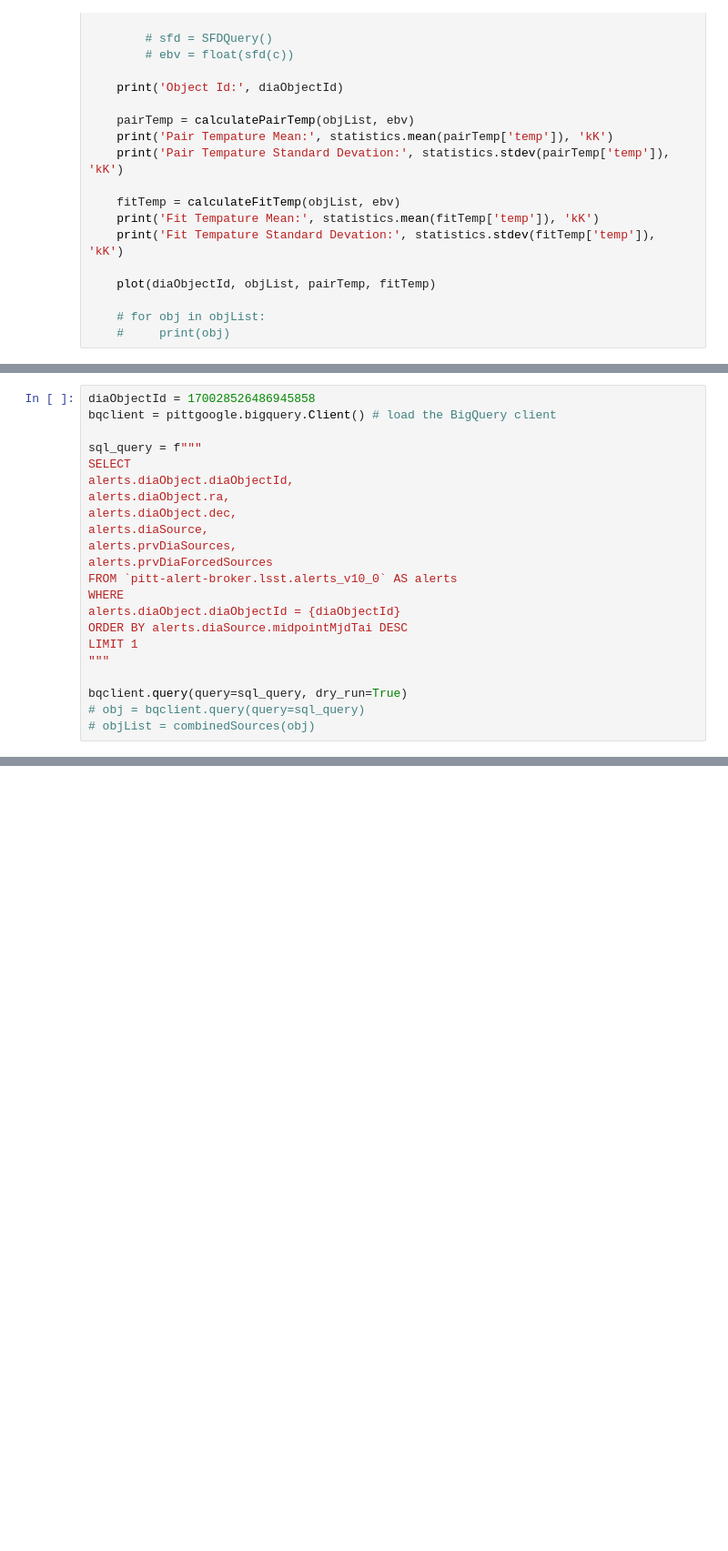
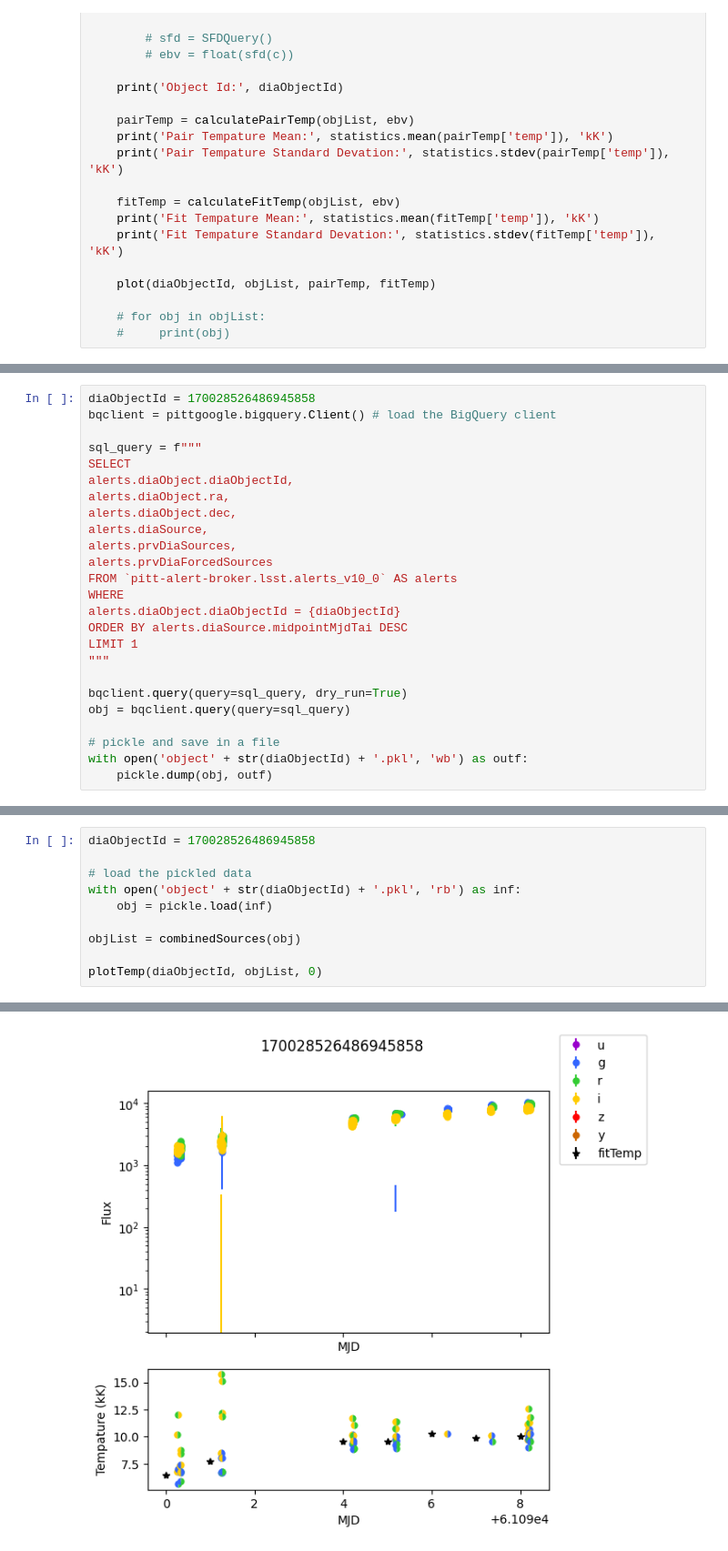
Before and after one commit to mwvgroup/pittgoogle-user-demos, a Jupyter notebook: other-examples/temperature_analysis.ipynb, the cells around one changed output, grey strips where cells are left out. Shown at 91% size. Drawn from its saved outputs; the diff is of its cells as text; blank space fills up the shorter version.

Commit message:
Save result of query to be used in another sesion

```diff
--- a/other-examples/temperature_analysis.ipynb
+++ b/other-examples/temperature_analysis.ipynb
@@ -349,6 +347,9 @@ LIMIT 1
 """
 
 bqclient.query(query=sql_query, dry_run=True)
-# obj = bqclient.query(query=sql_query)
-# objList = combinedSources(obj)
+obj = bqclient.query(query=sql_query)
+
+# pickle and save in a file
+with open('object' + str(diaObjectId) + '.pkl', 'wb') as outf:
+    pickle.dump(obj, outf)
 # %% [output]
@@ -358,0 +358,11 @@ plotTemp(objList)
+# %%
+diaObjectId = 170028526486945858
+
+# load the pickled data
+with open('object' + str(diaObjectId) + '.pkl', 'rb') as inf:
+    obj = pickle.load(inf)
+
+objList = combinedSources(obj)
+
+plotTemp(diaObjectId, objList, 0)
+# %% [output]
@@ -358,0 +374 @@ plotTemp(objList)
+[figure, added]
```
Also changed, not shown: parts of 6 cells of this notebook, 1 other file.
